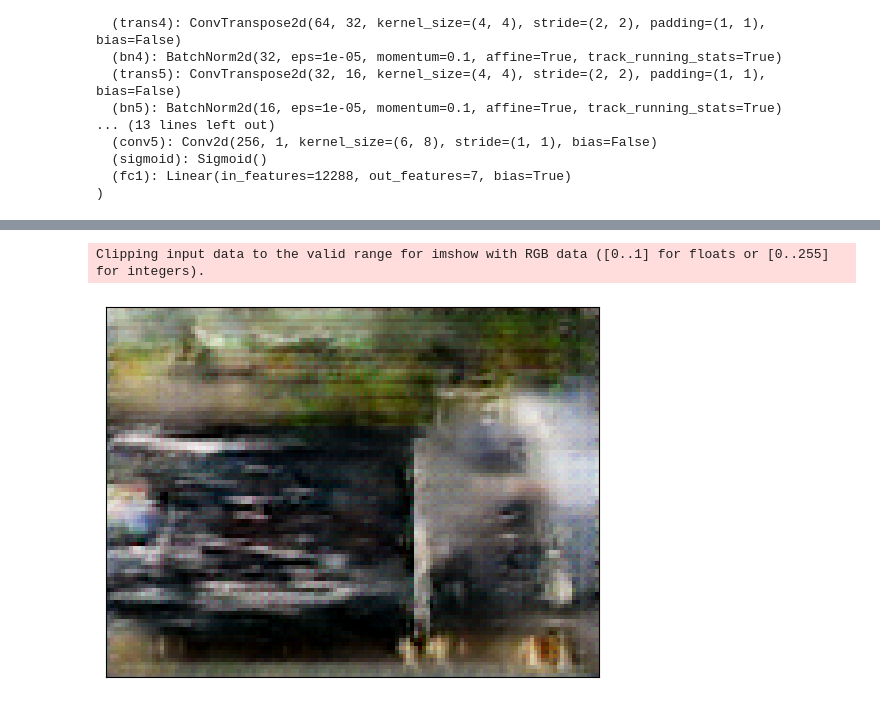
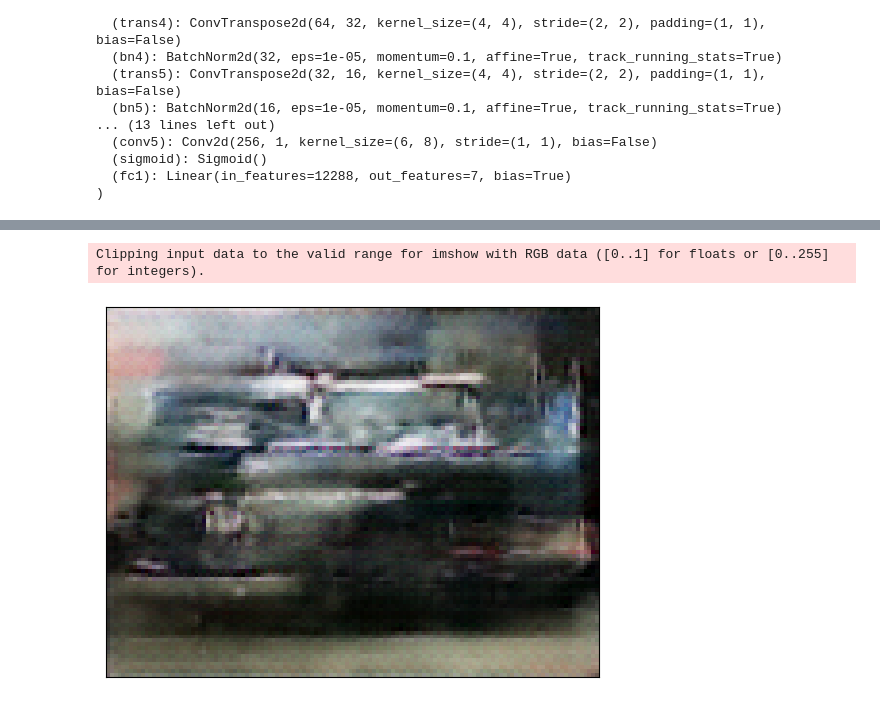
Before and after one commit to SvelaT/vehi-gen, a Jupyter notebook: gan.ipynb, the cells around one changed output, grey strips where cells are left out. Drawn from its saved outputs; the diff is of its cells as text; code cells hidden in the pictures.

```diff
--- a/gan.ipynb
+++ b/gan.ipynb
@@ -273,7 +275,8 @@ def createFakeLabels(batch_size, percent):
 
     return reals
 
-fixed_noise = torch.Tensor(np.random.normal(0, 1, (25, latent_dim-7)))
+fixed_noise = torch.Tensor(np.random.normal(0, 1, (25, latent_dim-7)))frame = cv2.imread(os.path.join(image_folder, images[0]))
+height, width, layers = frame.shape
 random_labels = genRandomLabels(25,7)
 fixed_noise = concatenateRandomLabels(fixed_noise,random_labels)
 fixed_noise = torch.unsqueeze(fixed_noise,2)
@@ -385,7 +388,7 @@ KeyboardInterrupt:
 # %%
 test_images = generator(fixed_noise)
 
-show_car(test_images[24].cpu().detach())
+show_car(test_images[2].cpu().detach())
 # %% [output]
 Clipping input data to the valid range for imshow with RGB data ([0..1] for floats or [0..255] for integers).
-[figure, old version]
+[figure, new version]
```
Also changed, not shown: parts of 6 cells of this notebook, 1 other file.
